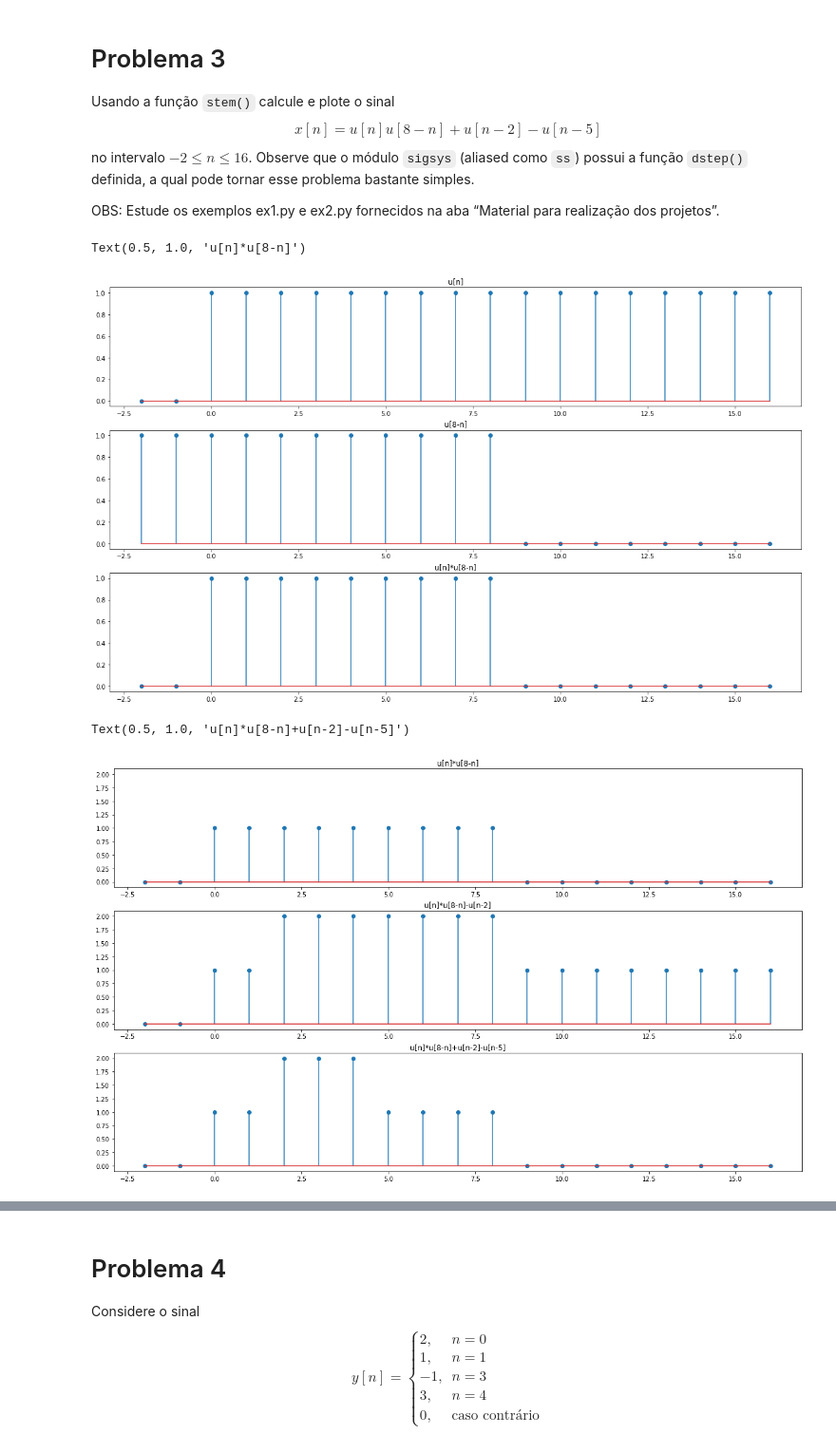
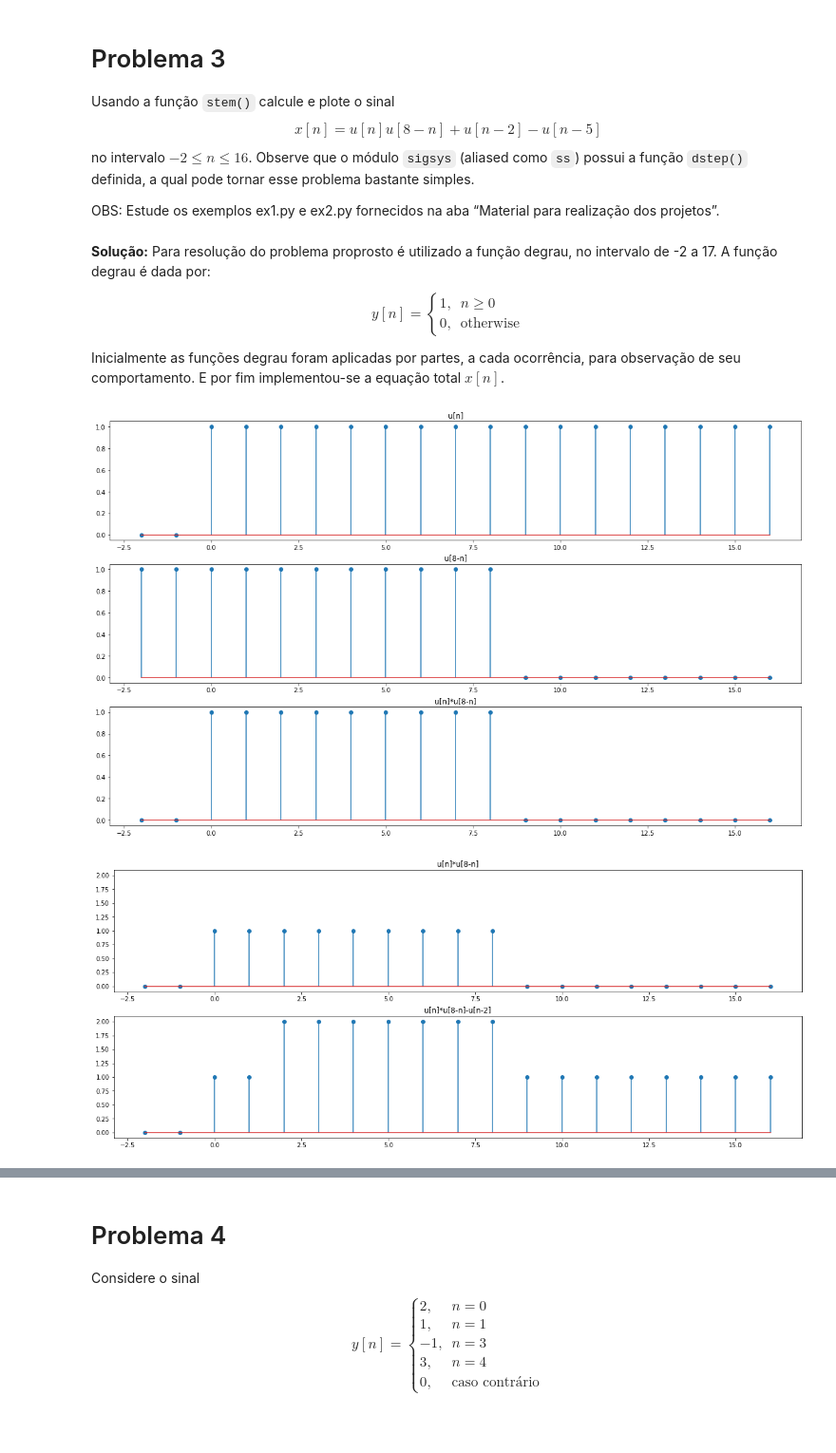
Before and after one commit to julianafalves/Sinais-Digitais, a Jupyter notebook: Projeto1.ipynb, the cells around one changed output, grey strips where cells are left out. Shown at 95% size. Drawn from its saved outputs; the diff is of its cells as text; code cells hidden in the pictures.

```diff
--- a/Projeto1.ipynb
+++ b/Projeto1.ipynb
@@ -135,6 +138,17 @@ $$
 no intervalo $-2\leq n\leq 16$.  Observe que o módulo  `sigsys`  (aliased  como  `ss`)  possui a função `dstep()` definida, a qual pode tornar esse problema bastante simples.
 
 OBS: Estude os exemplos ex1.py e ex2.py fornecidos na aba “Material para realização dos projetos”.
+# %% [markdown]
+**Solução:** Para resolução do problema proprosto é utilizado a função degrau, no intervalo de -2 a 17. A função degrau é dada por:
+
+$$
+y[n] = \begin{cases}
+        1, &  n\geq 0 \\
+        0, & \text{otherwise}
+        \end{cases}
+$$
+
+Inicialmente as funções degrau foram aplicadas por partes, a cada ocorrência, para observação de seu comportamento. E por fim implementou-se a equação total $x[n]$.
 # %%
 n = np.arange(-2,16+1)
 x = ss.dstep(n)*ss.dstep(8-n)+ss.dstep(n-2)-ss.dstep(n-5)
@@ -150,19 +164,16 @@ axs[1].set_title('u[8-n]')
 
 axs[2].stem(n, ss.dstep(n)*ss.dstep(8-n), use_line_collection=True)
 axs[2].set_title('u[n]*u[8-n]')
+show()
 # %% [output]
-Text(0.5, 1.0, 'u[n]*u[8-n]')
 [figure]
 # %%
-fig, axs = plt.subplots(3, 1, sharey=True, figsize=(20,12))
+fig, axs = plt.subplots(2, 1, sharey=True, figsize=(20,8))
 axs[0].stem(n, ss.dstep(n)*ss.dstep(8-n), use_line_collection=True)
 axs[0].set_title('u[n]*u[8-n]')
 
 axs[1].stem(n, ss.dstep(n)*ss.dstep(8-n)+ss.dstep(n-2), use_line_collection=True)
 axs[1].set_title('u[n]*u[8-n]-u[n-2]')
-
-axs[2].stem(n, ss.dstep(n)*ss.dstep(8-n)+ss.dstep(n-2)-ss.dstep(n-5), use_line_collection=True)
-axs[2].set_title('u[n]*u[8-n]+u[n-2]-u[n-5]')
+show()
 # %% [output]
-Text(0.5, 1.0, 'u[n]*u[8-n]+u[n-2]-u[n-5]')
-[figure, old version]
+[figure, new version]
```
Also changed, not shown: parts of 10 cells of this notebook.
